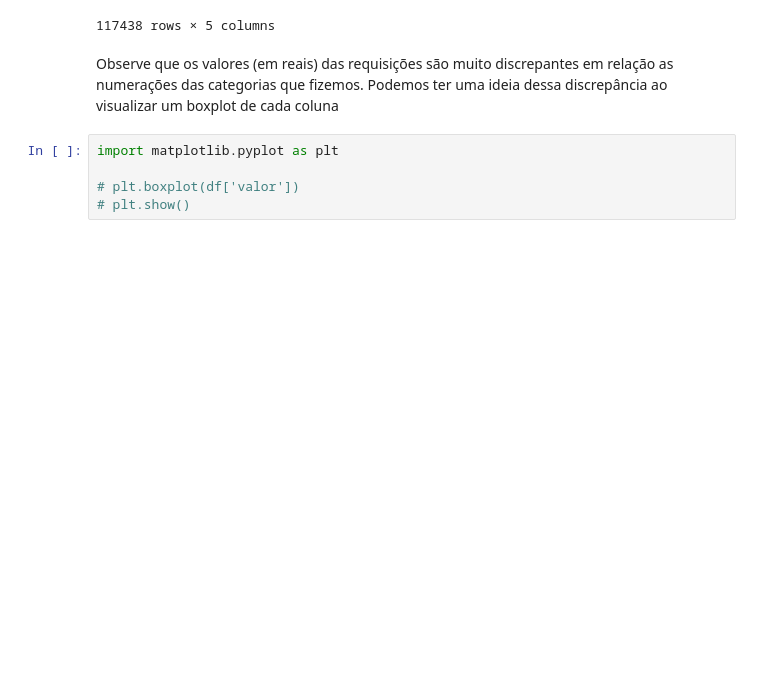
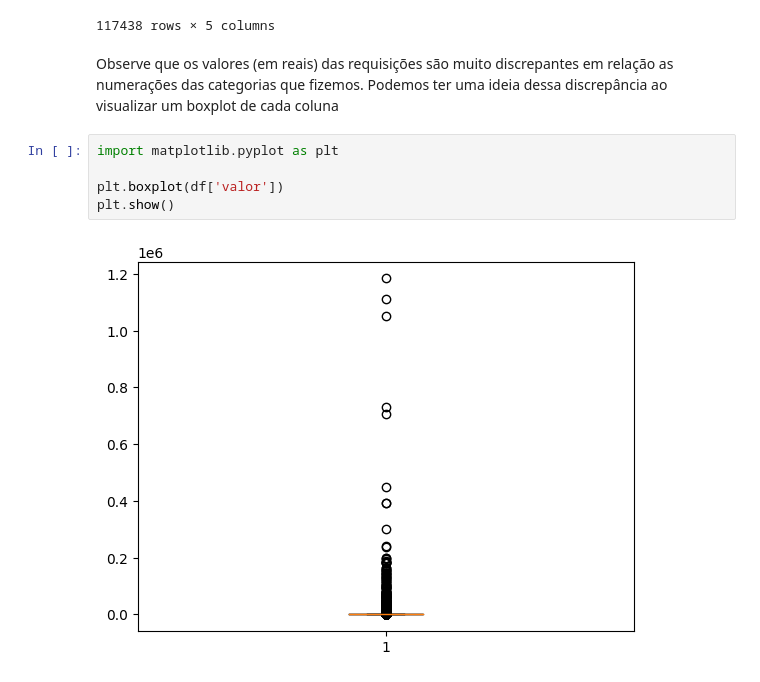
Before and after one commit to raphaelramosds/material-requests, a Jupyter notebook: Projeto 1 - Predizer Status de Requisicoes.ipynb, the cells around one changed output. Cells and saved outputs as stored; diff of their text form; blank space fills up the shorter version.

```diff
--- a/Projeto 1 - Predizer Status de Requisicoes.ipynb
+++ b/Projeto 1 - Predizer Status de Requisicoes.ipynb
@@ -197,5 +180,7 @@ Observe que os valores (em reais) das requisições são muito discrepantes em r
 # %%
 import matplotlib.pyplot as plt
 
-# plt.boxplot(df['valor'])
-# plt.show()
+plt.boxplot(df['valor'])
+plt.show()
+# %% [output]
+[figure, added]
```
Also changed, not shown: parts of 12 cells of this notebook.
